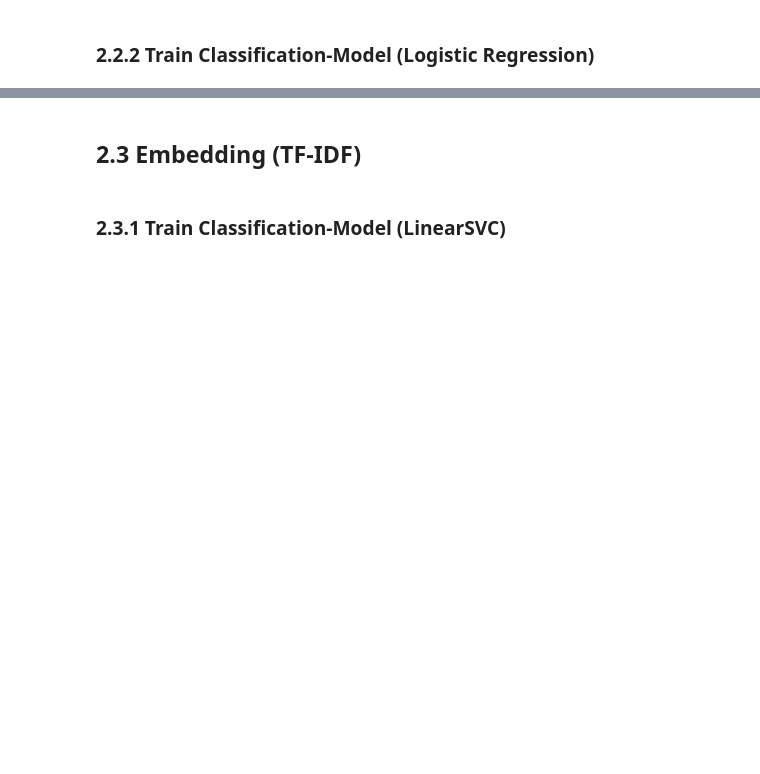
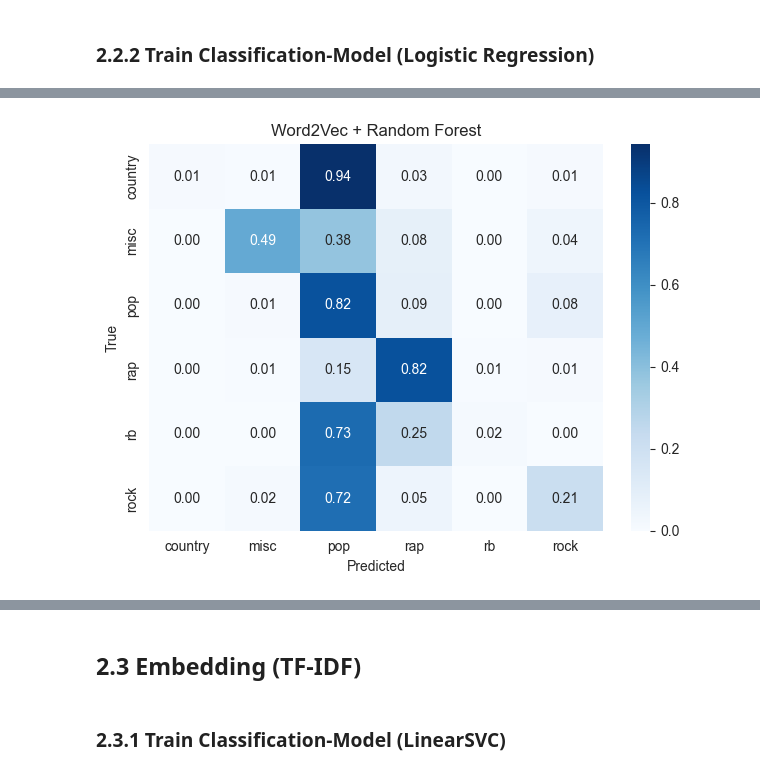
Before and after one commit to selina080701/Text-Analytics-Project, a Jupyter notebook: model-evaluation.ipynb, the cells around one changed output, grey strips where cells are left out. Drawn from its saved outputs; the diff is of its cells as text; code cells hidden in the pictures; blank space fills up the shorter version.

```diff
--- a/model-evaluation.ipynb
+++ b/model-evaluation.ipynb
@@ -164,0 +286,12 @@ plt.show()
+# %%
+clf_w2v_rf = RandomForestClassifier(
+    n_estimators=400,
+    max_depth=20,
+    min_samples_leaf=3,
+    max_features="sqrt",
+    class_weight="balanced",
+    n_jobs=-1,
+    random_state=42,
+)
+
+clf_w2v_rf.fit(X_train_w2v, y_train)
@@ -164,0 +302,13 @@ plt.show()
+# %%
+y_pred_w2v_rf = clf_w2v_rf.predict(X_test_w2v)
+
+print("=== Word2Vec + Random Forest ===")
+print("Accuracy:", accuracy_score(y_test, y_pred_w2v_rf))
+print("Balanced accuracy:", balanced_accuracy_score(y_test, y_pred_w2v_rf))
+print("\nClassification report:\n")
+print(classification_report(
+    y_test,
+    y_pred_w2v_rf,
+    labels=np.arange(len(label_encoder.classes_)),
+    target_names=label_encoder.classes_
+))
@@ -165 +334,22 @@ plt.show()
+# %%
+cm = confusion_matrix(y_test, y_pred_w2v_rf, labels=np.arange(len(label_encoder.classes_))
+                      )
+cm_norm = cm.astype(float) / cm.sum(axis=1, keepdims=True)
+
+plt.figure()
+sns.heatmap(
+    cm_norm,
+    annot=True,
+    cmap="Blues",
+    fmt=".2f",
+    xticklabels=label_encoder.classes_,
+    yticklabels=label_encoder.classes_,
+)
+plt.title("Word2Vec + Random Forest")
+plt.xlabel("Predicted")
+plt.ylabel("True")
+plt.tight_layout()
+plt.show()
+# %% [output]
+[figure, added]
 # %% [markdown]
```
Also changed, not shown: parts of 47 cells of this notebook.
